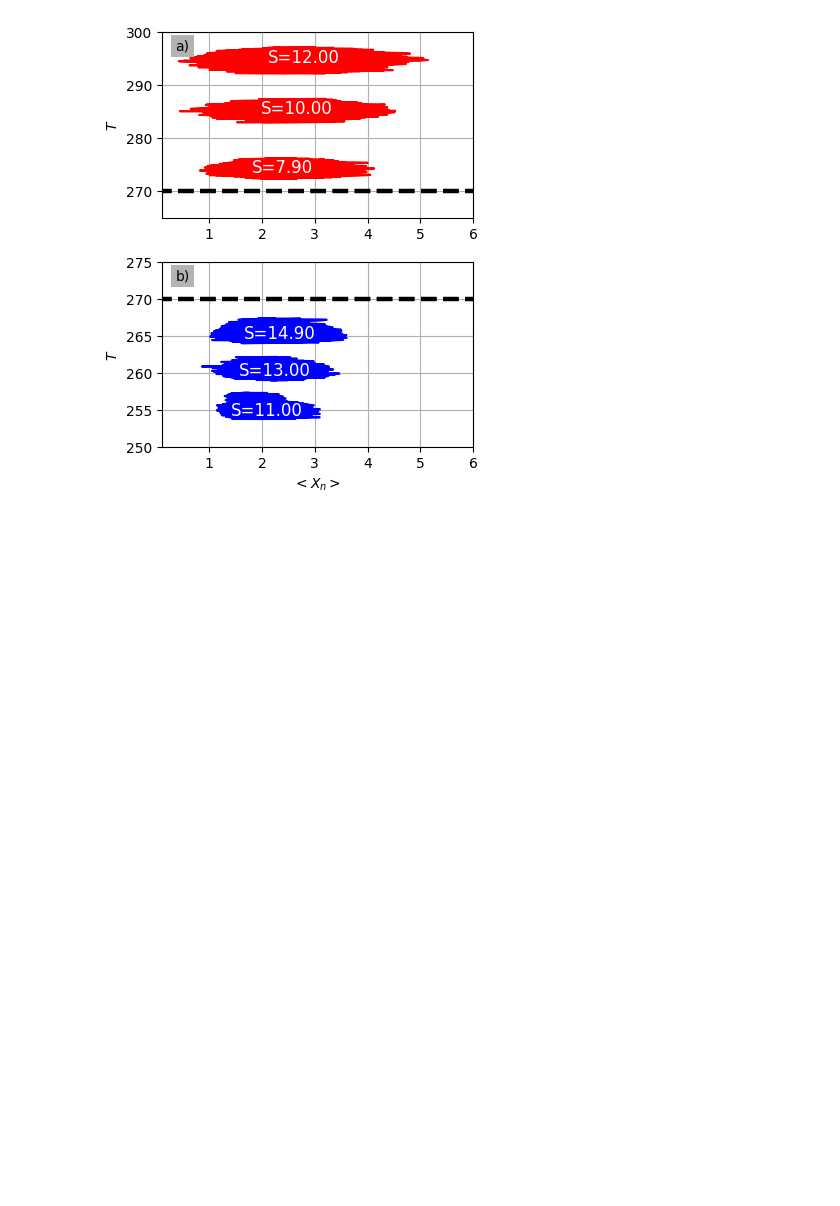
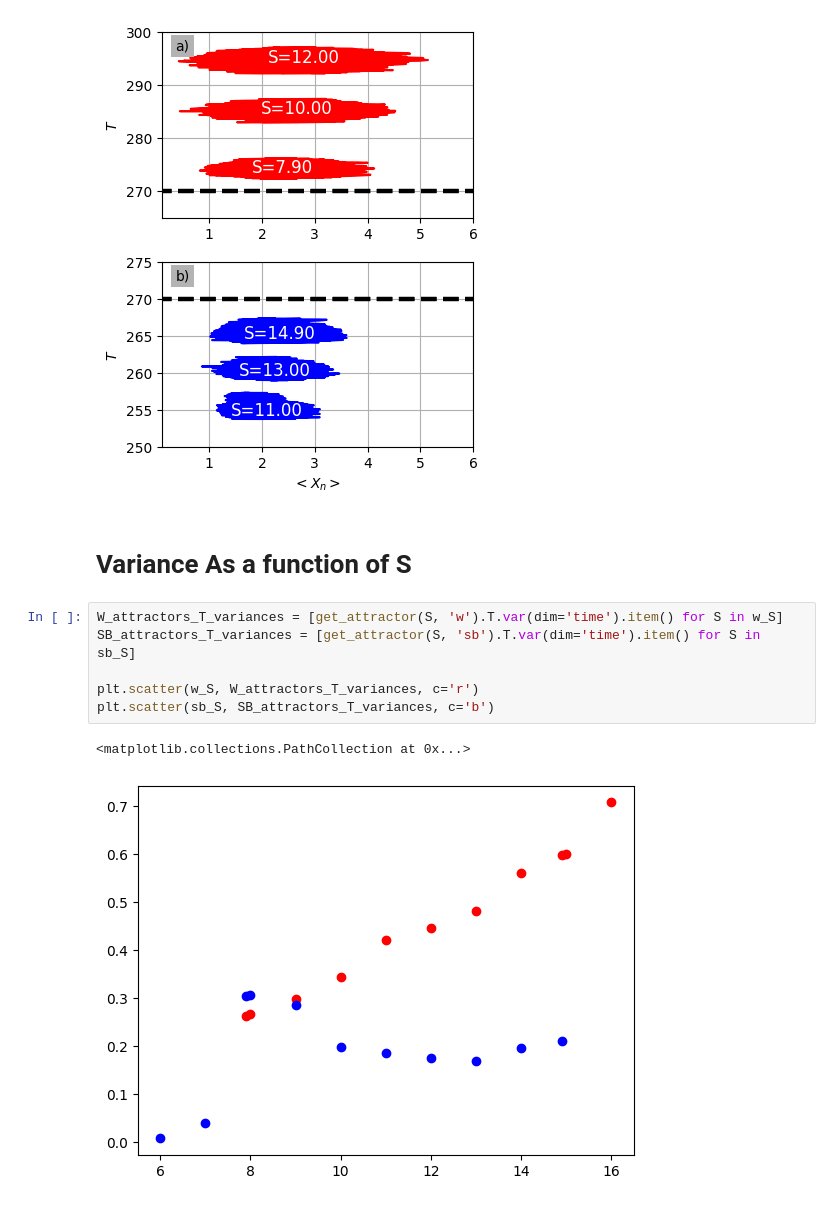
Before and after one commit to CalvinNesbitt/l96_ebm_boundary_crisis, a Jupyter notebook: notebooks/Boundary-Crisis.ipynb, the cells around one changed output. Saved outputs shown, nothing was run; the diff lists cells and outputs as text; blank space fills up the shorter version.

```diff
--- a/notebooks/Boundary-Crisis.ipynb
+++ b/notebooks/Boundary-Crisis.ipynb
@@ -99,3 +99,14 @@ fig.tight_layout()
 # fig.savefig(plot_pd/'Approach_to_Boundary.pdf')
 # %% [output]
 [figure]
+# %% [markdown]
+# Variance As a function of S
+# %%
+W_attractors_T_variances = [get_attractor(S, 'w').T.var(dim='time').item() for S in w_S]
+SB_attractors_T_variances = [get_attractor(S, 'sb').T.var(dim='time').item() for S in sb_S]
+
+plt.scatter(w_S, W_attractors_T_variances, c='r')
+plt.scatter(sb_S, SB_attractors_T_variances, c='b')
+# %% [output]
+<matplotlib.collections.PathCollection at 0x...>
+[figure, added]
```
Also changed, not shown: parts of 3 cells of this notebook, 3 other files.
